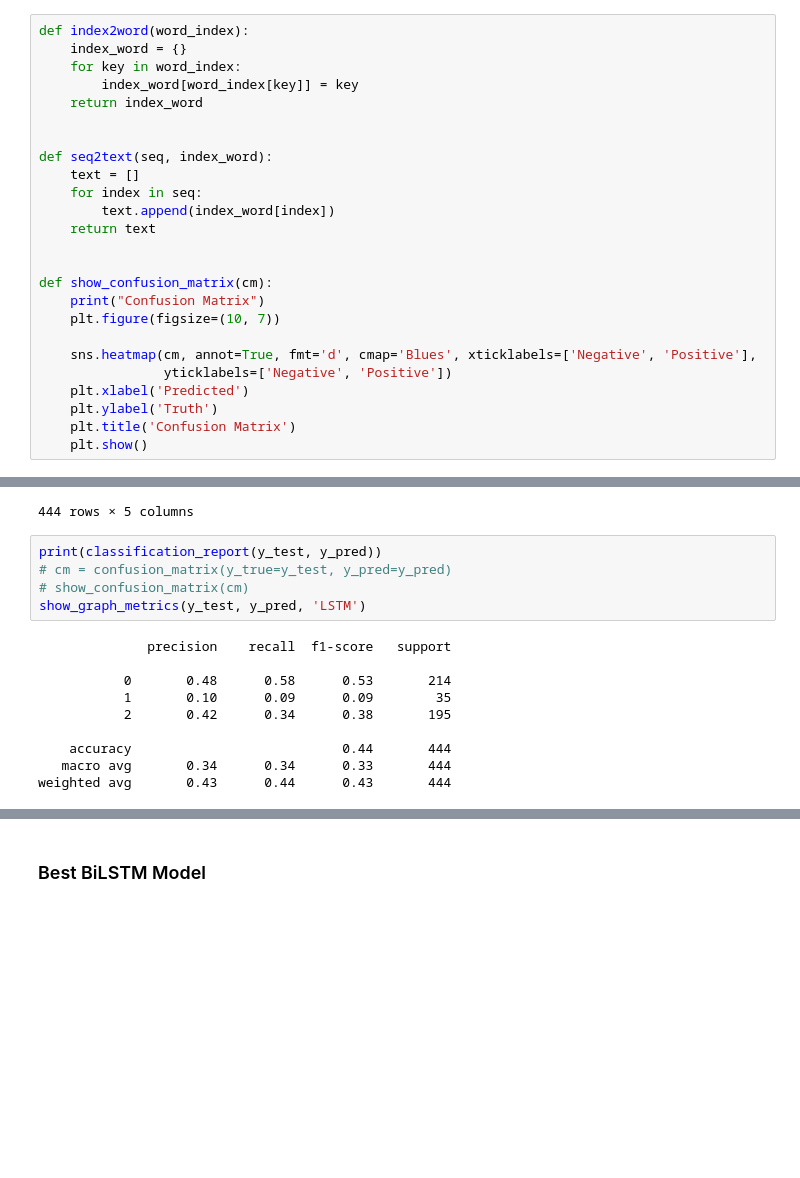
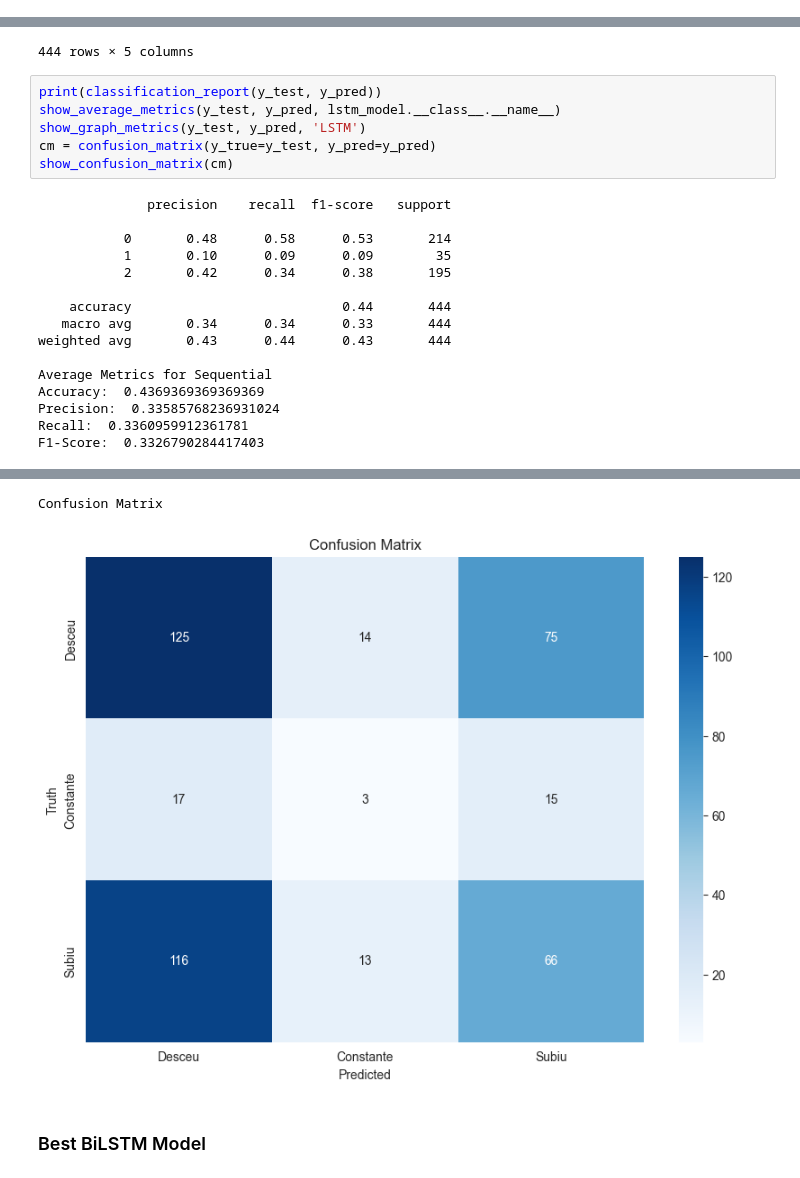
Before and after one commit to guico3lho/TCC_stock_price, a Jupyter notebook: pipeline/supervised_deep_models/evaluate_models.ipynb, the cells around one changed output, grey strips where cells are left out. Drawn from its saved outputs; the diff is of its cells as text; blank space fills up the shorter version.

Commit message:
refac: melhora visualização resultados boraaa

```diff
--- a/pipeline/supervised_deep_models/evaluate_models.ipynb
+++ b/pipeline/supervised_deep_models/evaluate_models.ipynb
@@ -102,28 +133,3 @@ with open('../../assets/deep_assets/tokenizer.json', 'r', encoding='utf-8') as f
-# %%
-def index2word(word_index):
-    index_word = {}
-    for key in word_index:
-        index_word[word_index[key]] = key
-    return index_word
-
-
-def seq2text(seq, index_word):
-    text = []
-    for index in seq:
-        text.append(index_word[index])
-    return text
-
-
-def show_confusion_matrix(cm):
-    print("Confusion Matrix")
-    plt.figure(figsize=(10, 7))
-
-    sns.heatmap(cm, annot=True, fmt='d', cmap='Blues', xticklabels=['Negative', 'Positive'],
-                yticklabels=['Negative', 'Positive'])
-    plt.xlabel('Predicted')
-    plt.ylabel('Truth')
-    plt.title('Confusion Matrix')
-    plt.show()
 # %% [markdown]
 ### Preparing Input
 # %%
@@ -180,21 +186,30 @@ df_results
 444 rows × 5 columns
 # %%
 print(classification_report(y_test, y_pred))
-# cm = confusion_matrix(y_true=y_test, y_pred=y_pred)
-# show_confusion_matrix(cm)
+show_average_metrics(y_test, y_pred, lstm_model.__class__.__name__)
 show_graph_metrics(y_test, y_pred, 'LSTM')
+cm = confusion_matrix(y_true=y_test, y_pred=y_pred)
+show_confusion_matrix(cm)
 # %% [output]
               precision    recall  f1-score   support
 
            0       0.48      0.58      0.53       214
            1       0.10      0.09      0.09        35
            2       0.42      0.34      0.38       195
 
     accuracy                           0.44       444
    macro avg       0.34      0.34      0.33       444
 weighted avg       0.43      0.44      0.43       444
+
+Average Metrics for Sequential
+Accuracy:  0.4369369369369369
+Precision:  0.33585768236931024
+Recall:  0.3360959912361781
+F1-Score:  0.3326790284417403
 [interactive output not drawn]
 [interactive output not drawn]
+Confusion Matrix
+[figure, added]
 # %% [markdown]
 ### Best BiLSTM Model
 # %% [markdown]
```
Also changed, not shown: parts of 4 cells of this notebook, 2 other files.
